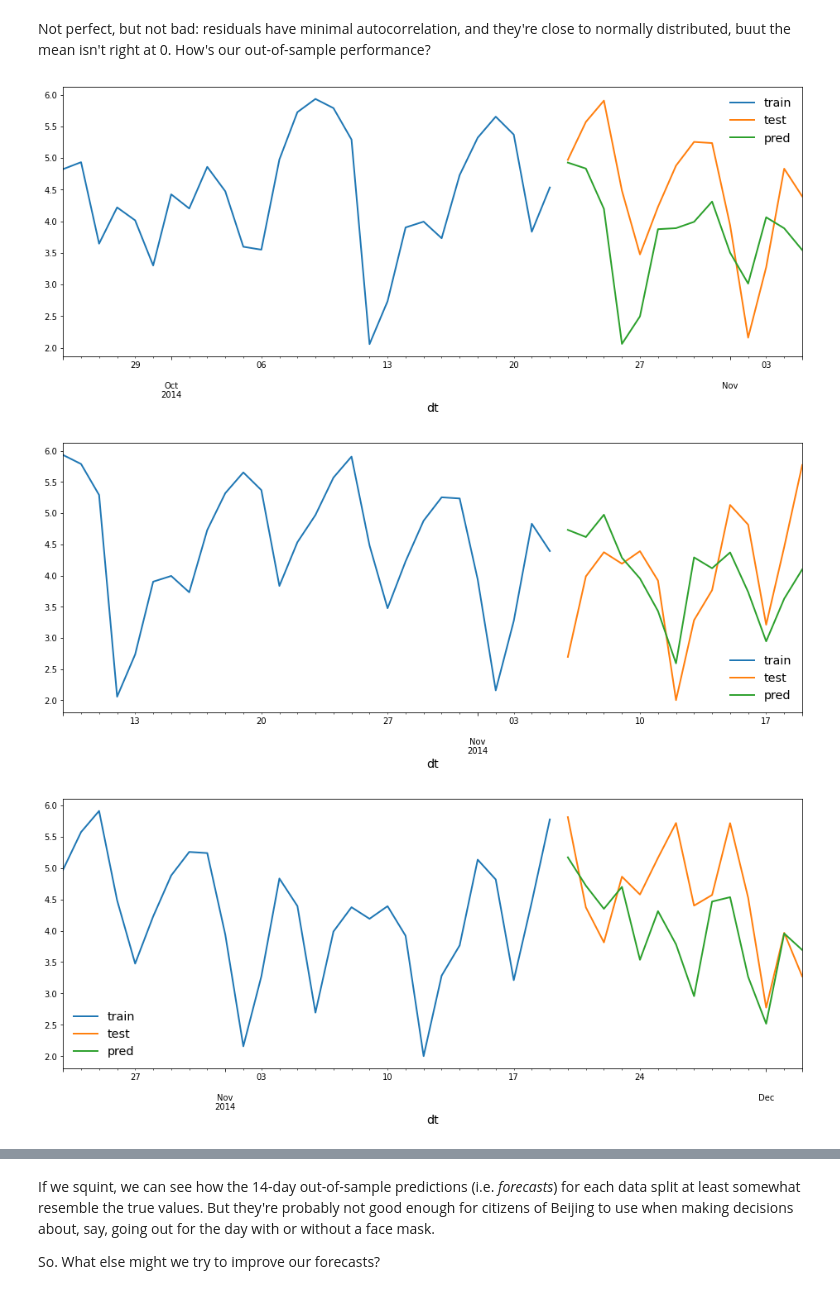
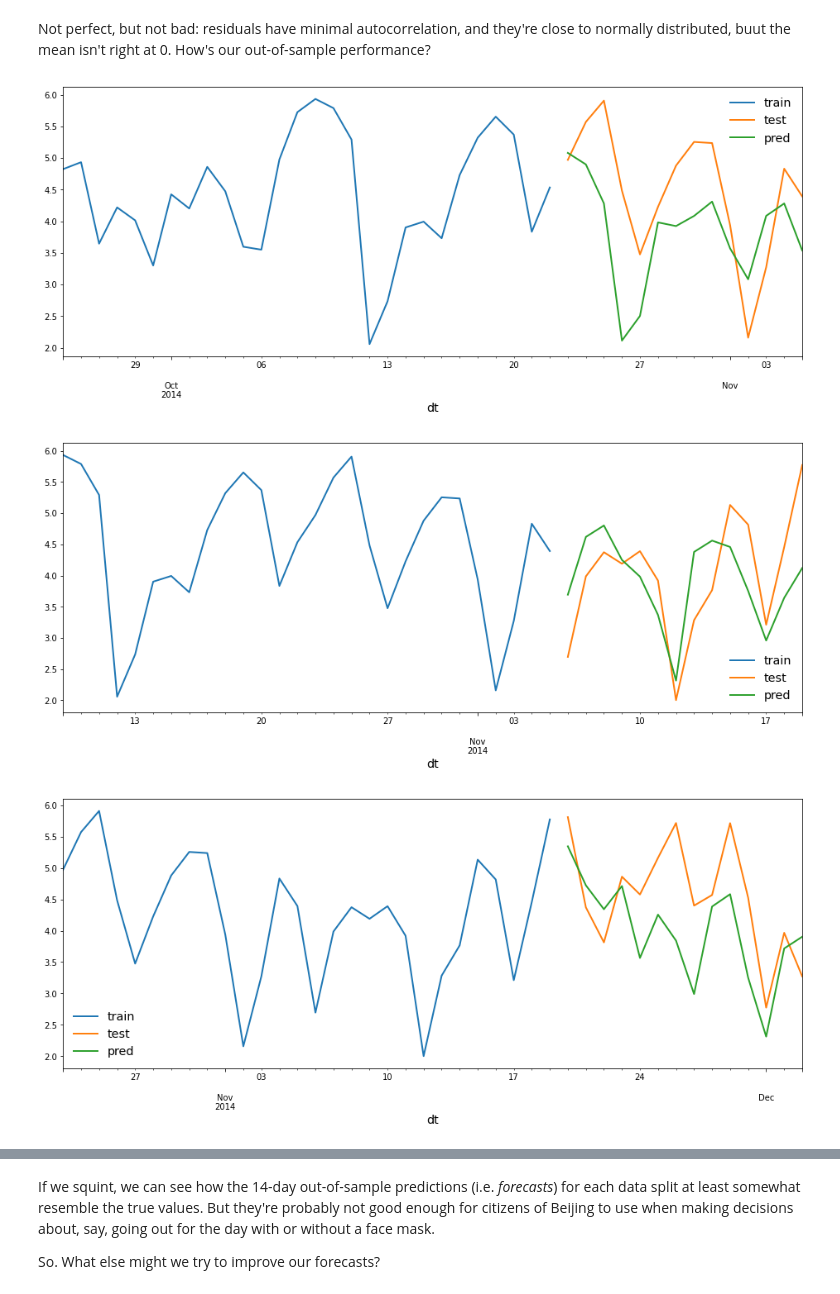
Before and after one commit to bdewilde/data-dives, a Jupyter notebook: notebooks/time-series-forecasting-intermediate.ipynb, the cells around one changed output, grey strips where cells are left out. Drawn from its saved outputs; the diff is of its cells as text; code cells hidden in the pictures.

```diff
--- a/notebooks/time-series-forecasting-intermediate.ipynb
+++ b/notebooks/time-series-forecasting-intermediate.ipynb
@@ -315,9 +332,13 @@ dp.in_sample()
 # %%
 X = pd.concat(
     [
-        data[["dew_point", "temp", "pressure", "hrs_snow", "hrs_rain", "cum_wind_speed"]],
+        data[["dew_point", "temp", "pressure", "hrs_snow", "hrs_rain", "cum_wind_speed"]].assign(
+            lag_cum_wind_speed=lambda df: df["cum_wind_speed"].shift(periods=1).fillna(0.0)
+        ),
         pd.get_dummies(data["wind_dir"], prefix="wind_dir", drop_first=True),
-        dp.in_sample().assign(is_weekend=lambda df: (df.index.weekday >= 5).astype(int)),
+        dp.in_sample().assign(
+            is_weekend=lambda df: (df.index.weekday >= 5).astype(int),
+        ),
     ],
     axis="columns",
 )
@@ -348,4 +371,7 @@ We saw earlier that the forecast variable is already stationary (so $d$ and $D$
 Since it wasn't obvious from EDA what lags should be used for the seasonal and non-seasonal auto-regressive ($p$, $P$) and moving average ($q$, $Q$) components, let's just do a brute-force search over all possible combinations and pick the model with the lowest AICc. (Note: A smarter version of this process is performed by so-called "auto-ARIMA" packages.)
+# %%
+X_diff = X.diff(periods=1).fillna(0.0)
+y_log = np.log1p(y)
 # %%
 import warnings
 warnings.simplefilter("ignore")
@@ -403,10 +429,8 @@ Based on these results, we could reasonably choose SARIMA(1, 0, 0)x(1, 0, 1, 7);
+# %%
+order = (1, 0, 0)
+seasonal_order = (2, 0, 1, 7)
 # %%
-model = sm.tsa.SARIMAX(
-    np.log1p(y),
-    exog=X.diff().fillna(0.0),
-    order=(1, 0, 0),
-    seasonal_order=(2, 0, 1, 7),
-)
+model = sm.tsa.SARIMAX(y_log, exog=X_diff, order=order, seasonal_order=seasonal_order)
 result = model.fit()
 result.summary()
 # %% [output]
@@ -468,44 +492,38 @@ Not perfect, but not bad: residuals have minimal autocorrelation, and they're cl
 # %%
 cv_scores = []
 data_splits = (
     sklearn.model_selection.TimeSeriesSplit(n_splits=5, gap=0, max_train_size=7*52*2, test_size=7*2)
-    .split(X)
+    .split(y_log)
 )
 for train_idxs, test_idxs in data_splits:
-    X_train = X.iloc[train_idxs, :]
-    X_test = X.iloc[test_idxs, :]
-    y_train = y.iloc[train_idxs]
-    y_test = y.iloc[test_idxs]
+    X_train = X_diff.iloc[train_idxs, :]
+    X_test = X_diff.iloc[test_idxs, :]
+    y_train = y_log.iloc[train_idxs]
+    y_test = y_log.iloc[test_idxs]
 
-    model = sm.tsa.SARIMAX(
-        np.log1p(y_train),
-        exog=X_train.diff(1).fillna(0.0),
-        order=(1, 0, 0),
-        seasonal_order=(2, 0, 1, 7),
-    )
+    model = sm.tsa.SARIMAX(y_train, exog=X_train, order=order, seasonal_order=seasonal_order)
     result = model.fit()
     yhat_test = result.predict(
         start=y_test.index.min().date(),
         end=y_test.index.max().date(),
-        exog=X_test.diff(1).fillna(0.0),
+        exog=X_test,
     )
 
     cv_scores.append(
         {
             "MAE": sklearn.metrics.mean_absolute_error(np.log1p(y_test), yhat_test),
             "MSE": sklearn.metrics.mean_squared_error(np.log1p(y_test), yhat_test, squared=True),
             "R^2": sklearn.metrics.r2_score(np.log1p(y_test), yhat_test),
         }
     )
-
     ax = tsf.viz.plot_time_series(
-        [np.log1p(y_train).tail(7*4), np.log1p(y_test), yhat_test],
+        [y_train.tail(7*4), y_test, yhat_test],
         labels=["train", "test", "pred"],
         subplots=False,
     )
 
 cv_scores = pd.DataFrame(cv_scores)
 # %% [output]
-[figure, old version]
+[figure, new version]
-[figure, old version]
+[figure, new version]
-[figure, old version]
+[figure, new version]
```
Also changed, not shown: parts of 22 cells of this notebook.
